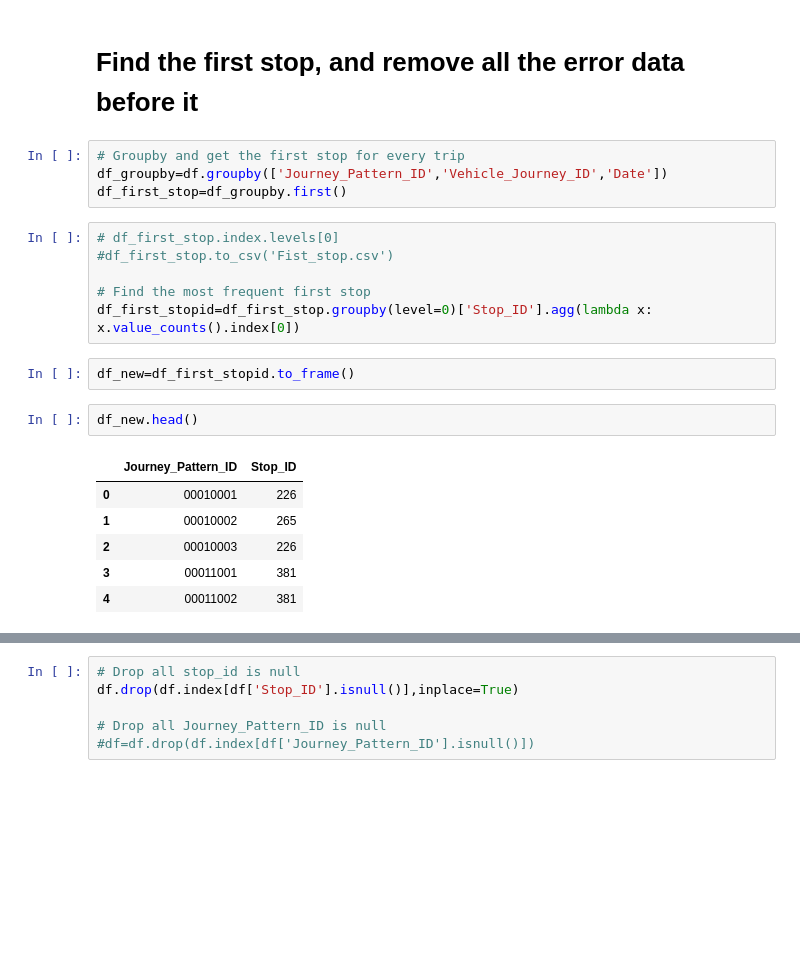
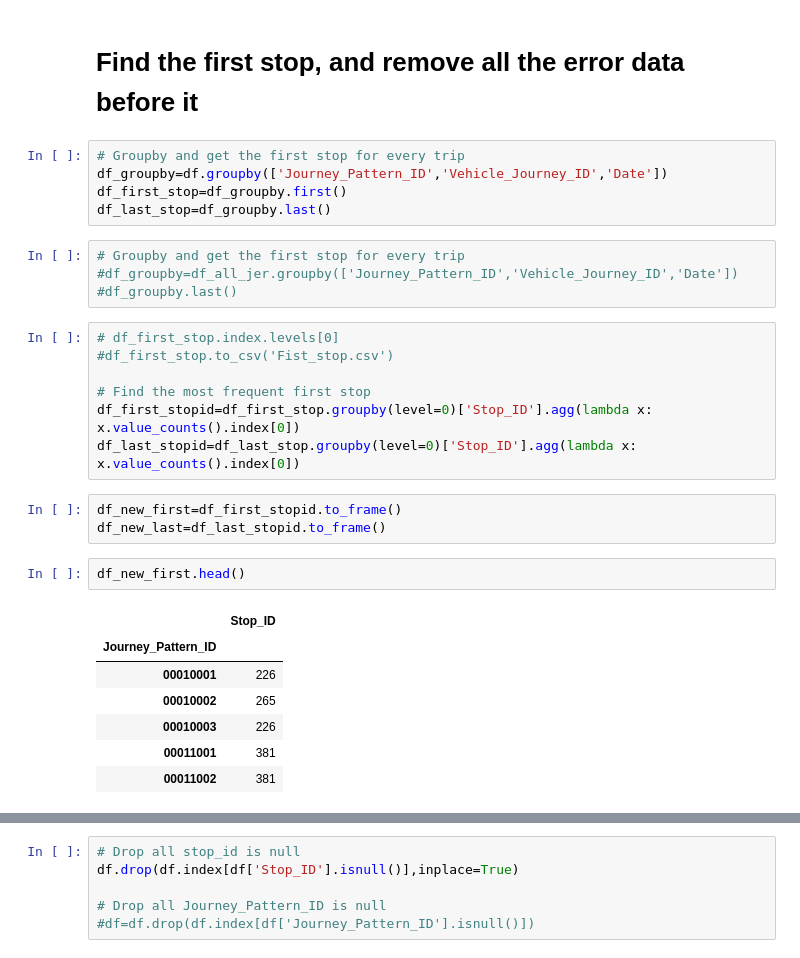
Before and after one commit to PamelaKelly/ETADataHandling, a Jupyter notebook: data_cleaning/Data_Cleaning_2012_Week1.ipynb, the cells around one changed output, grey strips where cells are left out. Saved outputs shown, nothing was run; the diff lists cells and outputs as text; blank space fills up the shorter version.

Commit message:
Add the last stop function

```diff
--- a/data_cleaning/Data_Cleaning_2012_Week1.ipynb
+++ b/data_cleaning/Data_Cleaning_2012_Week1.ipynb
@@ -113,20 +111,28 @@ df.shape
 # Groupby and get the first stop for every trip
 df_groupby=df.groupby(['Journey_Pattern_ID','Vehicle_Journey_ID','Date'])
 df_first_stop=df_groupby.first()
+df_last_stop=df_groupby.last()
+# %%
+# Groupby and get the first stop for every trip
+#df_groupby=df_all_jer.groupby(['Journey_Pattern_ID','Vehicle_Journey_ID','Date'])
+#df_groupby.last()
 # %%
 # df_first_stop.index.levels[0]
 #df_first_stop.to_csv('Fist_stop.csv')
 
 # Find the most frequent first stop
 df_first_stopid=df_first_stop.groupby(level=0)['Stop_ID'].agg(lambda x: x.value_counts().index[0])
+df_last_stopid=df_last_stop.groupby(level=0)['Stop_ID'].agg(lambda x: x.value_counts().index[0])
-# %%
-df_new=df_first_stopid.to_frame()
+# %%
+df_new_first=df_first_stopid.to_frame()
+df_new_last=df_last_stopid.to_frame()
 # %%
-df_new.head()
+df_new_first.head()
 # %% [output]
-|  | Journey_Pattern_ID | Stop_ID |
-| 0 | 00010001 | 226 |
-| 1 | 00010002 | 265 |
-| 2 | 00010003 | 226 |
-| 3 | 00011001 | 381 |
-| 4 | 00011002 | 381 |
+|  | Stop_ID |
+| Journey_Pattern_ID |  |
+| 00010001 | 226 |
+| 00010002 | 265 |
+| 00010003 | 226 |
+| 00011001 | 381 |
+| 00011002 | 381 |
```
Also changed, not shown: parts of 20 cells of this notebook.
